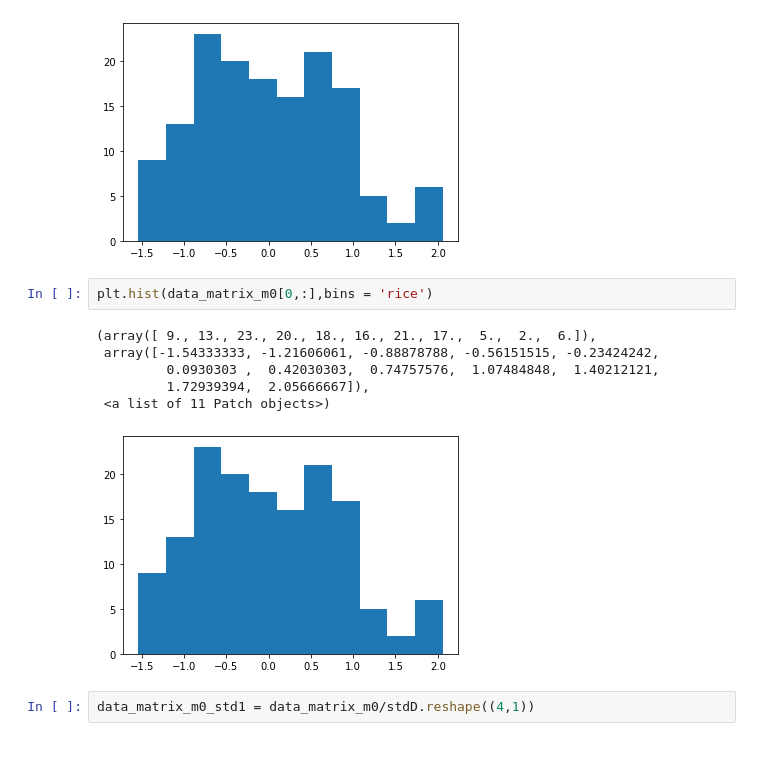
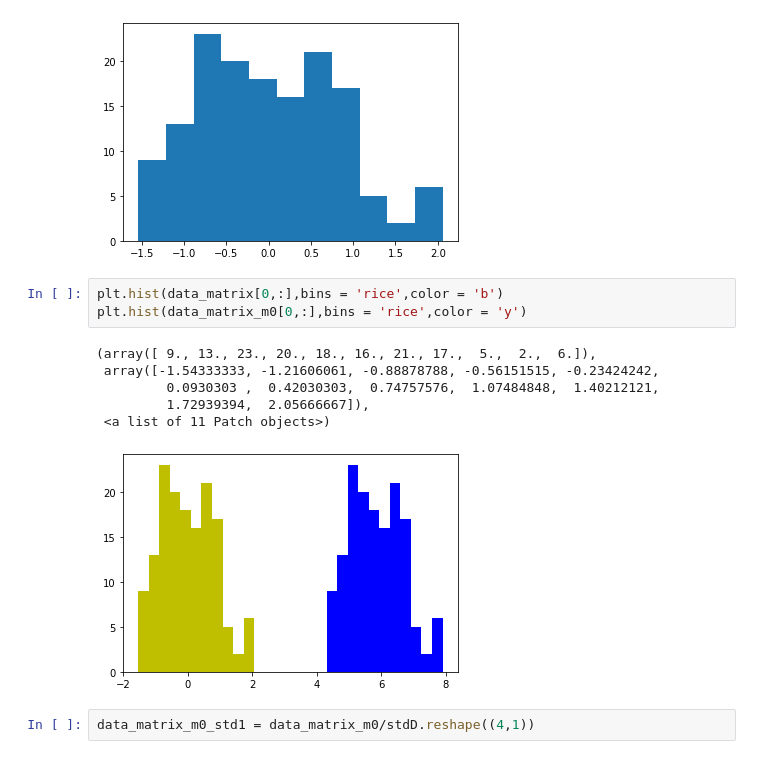
Before and after one commit to naruemonssp/multivariate, a Jupyter notebook: CHAPTER_3_PCA.ipynb, the cells around one changed output. Saved outputs shown, nothing was run; the diff lists cells and outputs as text.

```diff
--- a/CHAPTER_3_PCA.ipynb
+++ b/CHAPTER_3_PCA.ipynb
@@ -180,14 +170,15 @@ plt.hist(data_matrix_m0[0,:],bins = 'rice')
  <a list of 11 Patch objects>)
 [figure]
 # %%
-plt.hist(data_matrix_m0[0,:],bins = 'rice')
+plt.hist(data_matrix[0,:],bins = 'rice',color = 'b')
+plt.hist(data_matrix_m0[0,:],bins = 'rice',color = 'y')
 # %% [output]
 (array([ 9., 13., 23., 20., 18., 16., 21., 17.,  5.,  2.,  6.]),
  array([-1.54333333, -1.21606061, -0.88878788, -0.56151515, -0.23424242,
          0.0930303 ,  0.42030303,  0.74757576,  1.07484848,  1.40212121,
          1.72939394,  2.05666667]),
  <a list of 11 Patch objects>)
-[figure, old version]
+[figure, new version]
 # %%
 data_matrix_m0_std1 = data_matrix_m0/stdD.reshape((4,1))
 # %%
```
Also changed, not shown: parts of 20 cells of this notebook.
